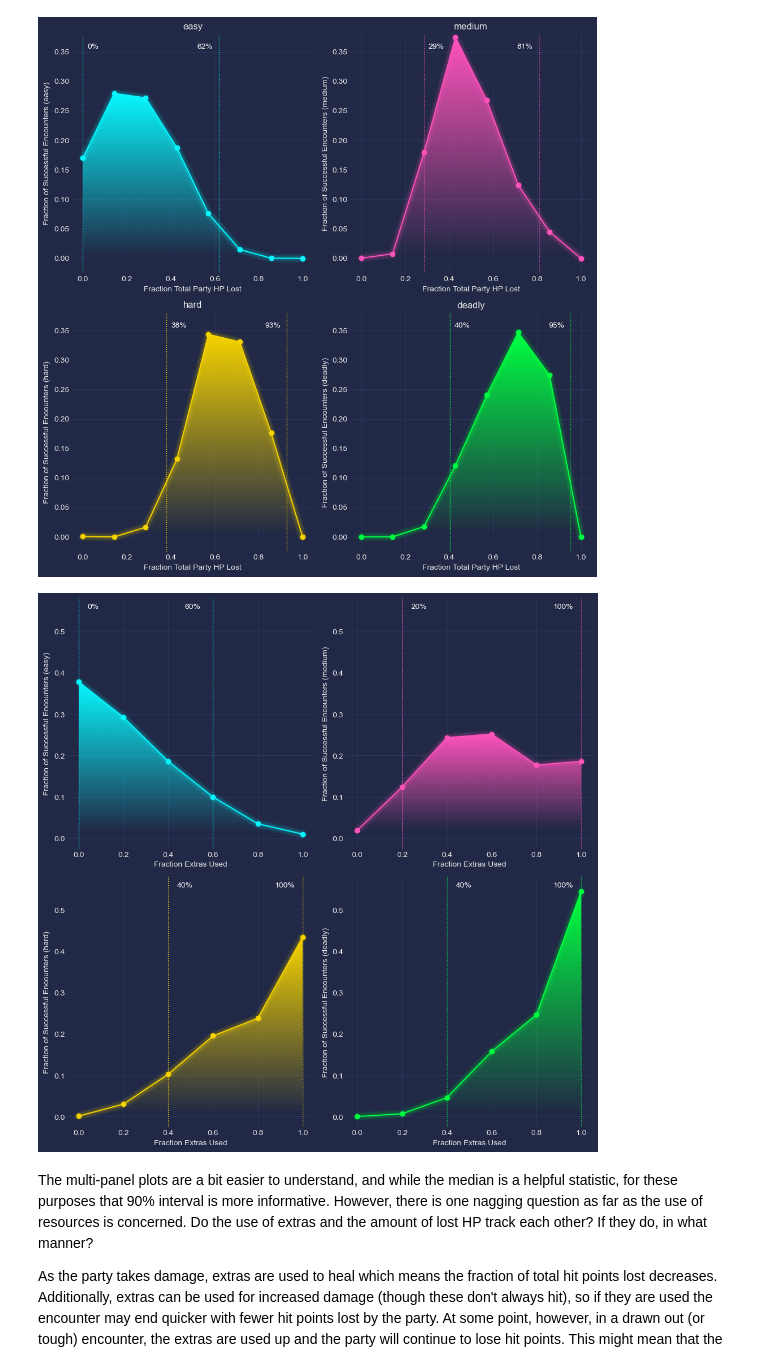
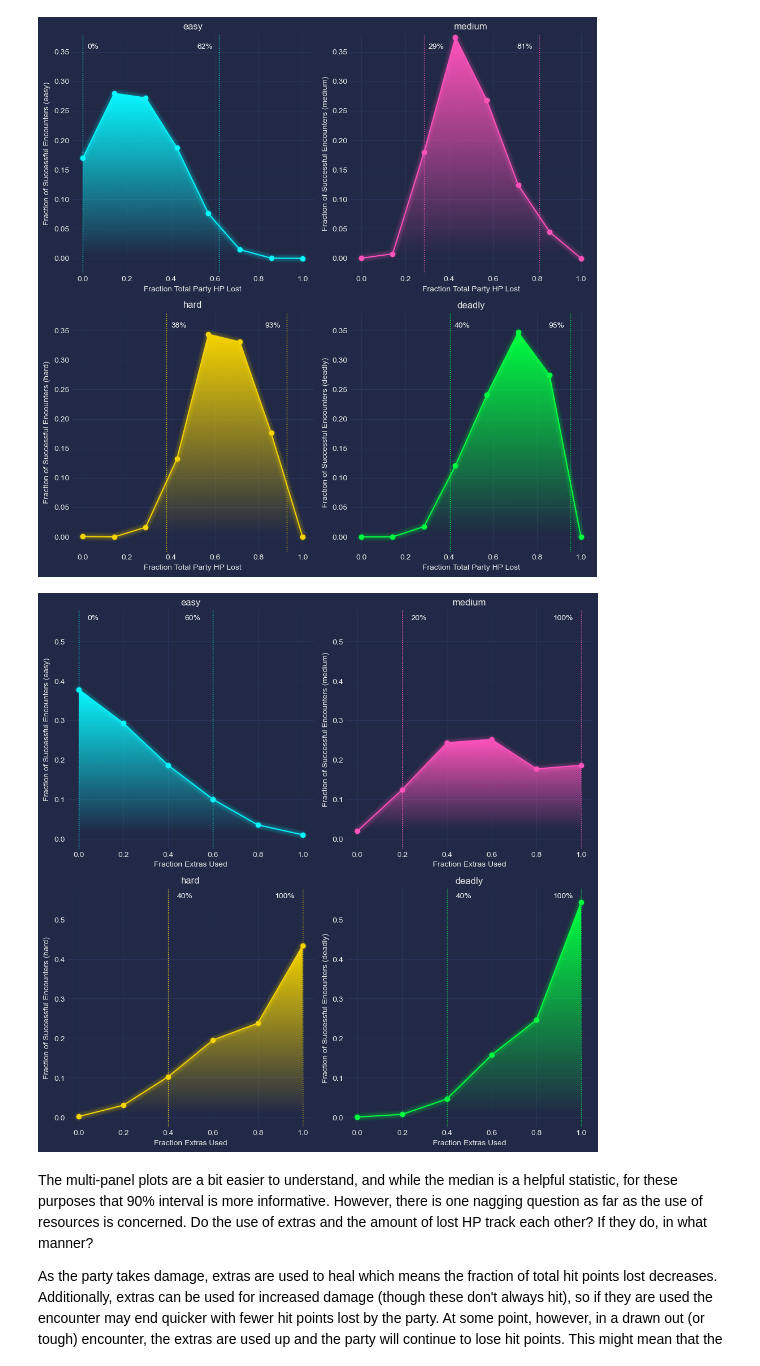
Before and after one commit to physicsranger/encounter_calibration, a Jupyter notebook: Evaluate_SimData.ipynb, the cells around one changed output. Drawn from its saved outputs; the diff is of its cells as text; code cells hidden in the pictures.

Commit message:
add plot
Somehow one of the plots didn't get made

```diff
--- a/Evaluate_SimData.ipynb
+++ b/Evaluate_SimData.ipynb
@@ -268,36 +268,36 @@ with plt.style.context('cyberpunk'):
     ax=ax.ravel()
 
     for idx in range(4):
-        #ax[idx].set_title(difficulties[idx])
+        ax[idx].set_title(difficulties[idx])
         ax[idx].plot(Ex_cent,Ex_frac[[difficulties[idx]]]/Ex_frac[[difficulties[idx]]].sum(),
                    marker='o',ms=6,color=colors[idx])
 
         mplcyberpunk.add_glow_effects(gradient_fill=True,ax=ax[idx])
 
         ax[idx].set_ylim(-0.025,0.58)
 
         pt05,pt95=1-wins_df.query(f'difficulty=="{difficulties[idx]}"').frac_party_extras.quantile([0.05,0.95])
 
         ax[idx].vlines([pt05,pt95],ymin=-0.025,ymax=0.58,
                         colors=colors[idx],linestyles='dotted',linewidths=1.)
 
         ax[idx].annotate(f'{pt05:.0%}',xy=(pt05-0.125,ax[idx].get_ylim()[1]-0.025),
                          color='white')
 
         ax[idx].annotate(f'{pt95:.0%}',xy=(pt95+0.04,ax[idx].get_ylim()[1]-0.025),
                          color='white')
 
         ax[idx].set_xlabel('Fraction Extras Used')
 
         ax[idx].set_ylabel(f'Fraction of Successful Encounters ({difficulties[idx]})')
 
     plt.tight_layout()
 
     plt.savefig('plots/FracExtrasUsed_ByDifficulty_4Panel.png')
 
     plt.show()
 # %% [output]
-[figure, old version]
+[figure, new version]
 # %% [markdown]
 The multi-panel plots are a bit easier to understand, and while the median is a helpful statistic, for these purposes that 90% interval is more informative.  However, there is one nagging question as far as the use of resources is concerned.  Do the use of extras and the amount of lost HP track each other?  If they do, in what manner?
 
```
Also changed, not shown: parts of 1 cell of this notebook, 1 other file.
